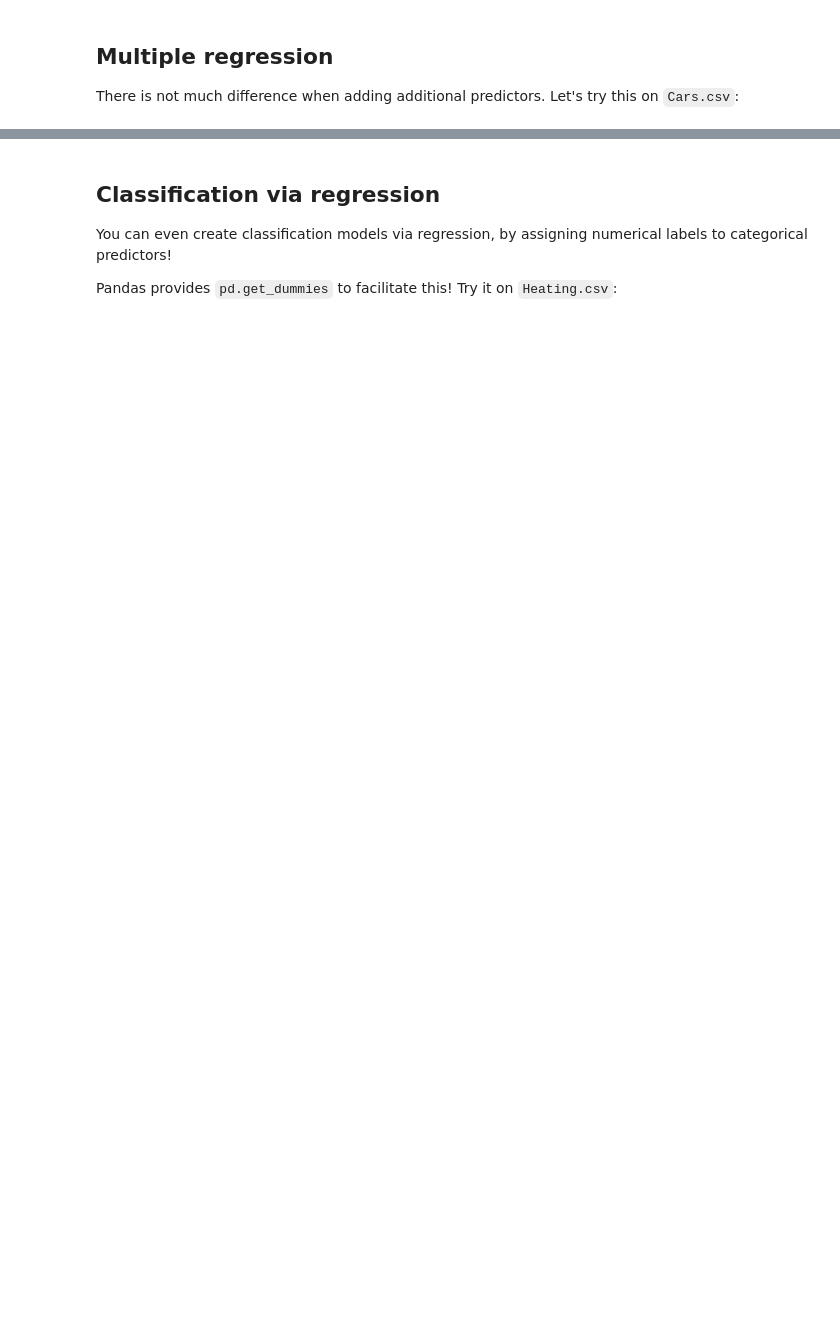
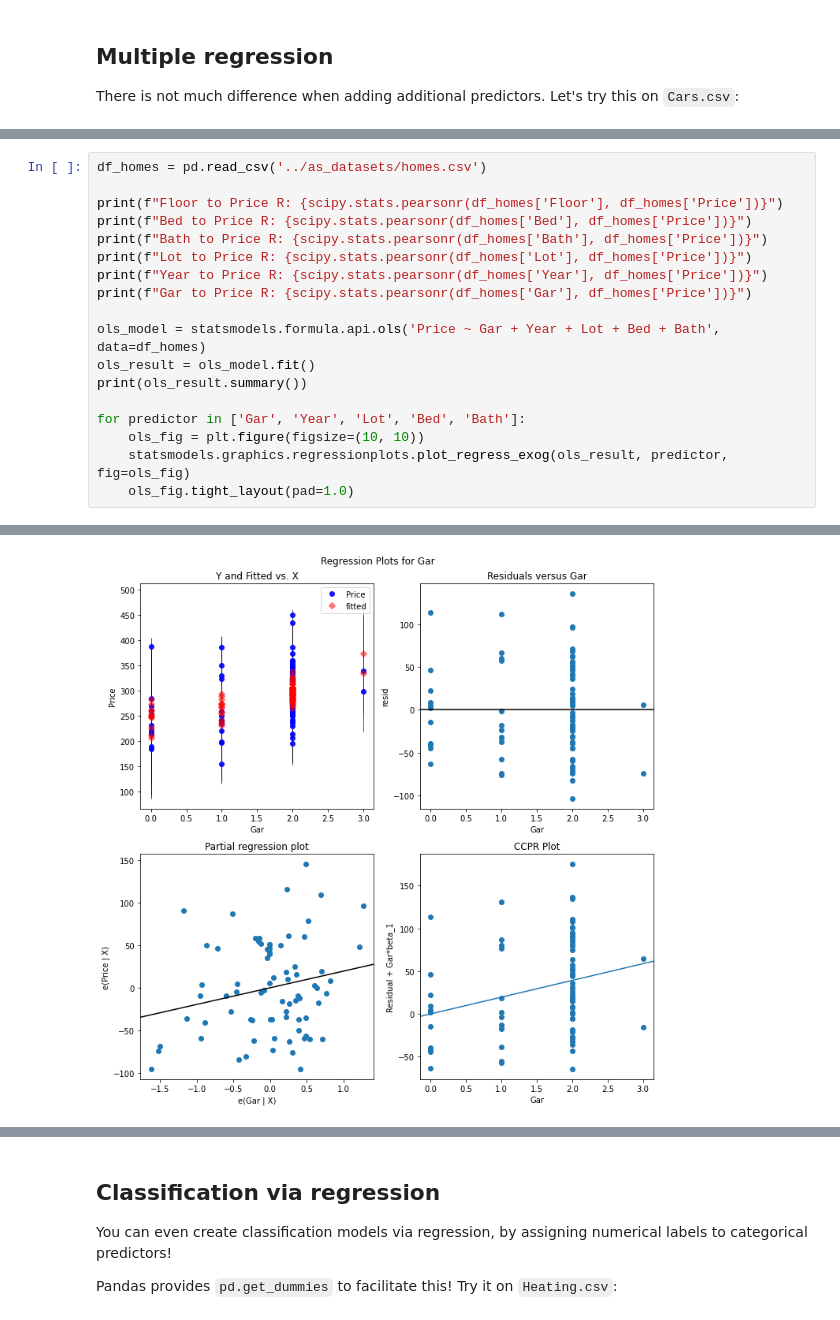
Before and after one commit to curtywang/ee5020-notes-fa21, a Jupyter notebook: day9/linear_regression.ipynb, the cells around one changed output, grey strips where cells are left out. Drawn from its saved outputs; the diff is of its cells as text; blank space fills up the shorter version.

```diff
--- a/day9/linear_regression.ipynb
+++ b/day9/linear_regression.ipynb
@@ -35,0 +142,19 @@ If Pearson shows correlation between predictors, we can include an interaction t
+# %%
+df_homes = pd.read_csv('../as_datasets/homes.csv')
+
+print(f"Floor to Price R: {scipy.stats.pearsonr(df_homes['Floor'], df_homes['Price'])}")
+print(f"Bed to Price R: {scipy.stats.pearsonr(df_homes['Bed'], df_homes['Price'])}")
+print(f"Bath to Price R: {scipy.stats.pearsonr(df_homes['Bath'], df_homes['Price'])}")
+print(f"Lot to Price R: {scipy.stats.pearsonr(df_homes['Lot'], df_homes['Price'])}")
+print(f"Year to Price R: {scipy.stats.pearsonr(df_homes['Year'], df_homes['Price'])}")
+print(f"Gar to Price R: {scipy.stats.pearsonr(df_homes['Gar'], df_homes['Price'])}")
+
+ols_model = statsmodels.formula.api.ols('Price ~ Gar + Year + Lot + Bed + Bath', data=df_homes)
+ols_result = ols_model.fit()
+print(ols_result.summary())
+
+for predictor in ['Gar', 'Year', 'Lot', 'Bed', 'Bath']:
+    ols_fig = plt.figure(figsize=(10, 10))
+    statsmodels.graphics.regressionplots.plot_regress_exog(ols_result, predictor, fig=ols_fig)
+    ols_fig.tight_layout(pad=1.0)
+# %% [output]
@@ -35,0 +178 @@ If Pearson shows correlation between predictors, we can include an interaction t
+[figure, added]
```
Also changed, not shown: parts of 7 cells of this notebook, 1 other file.
